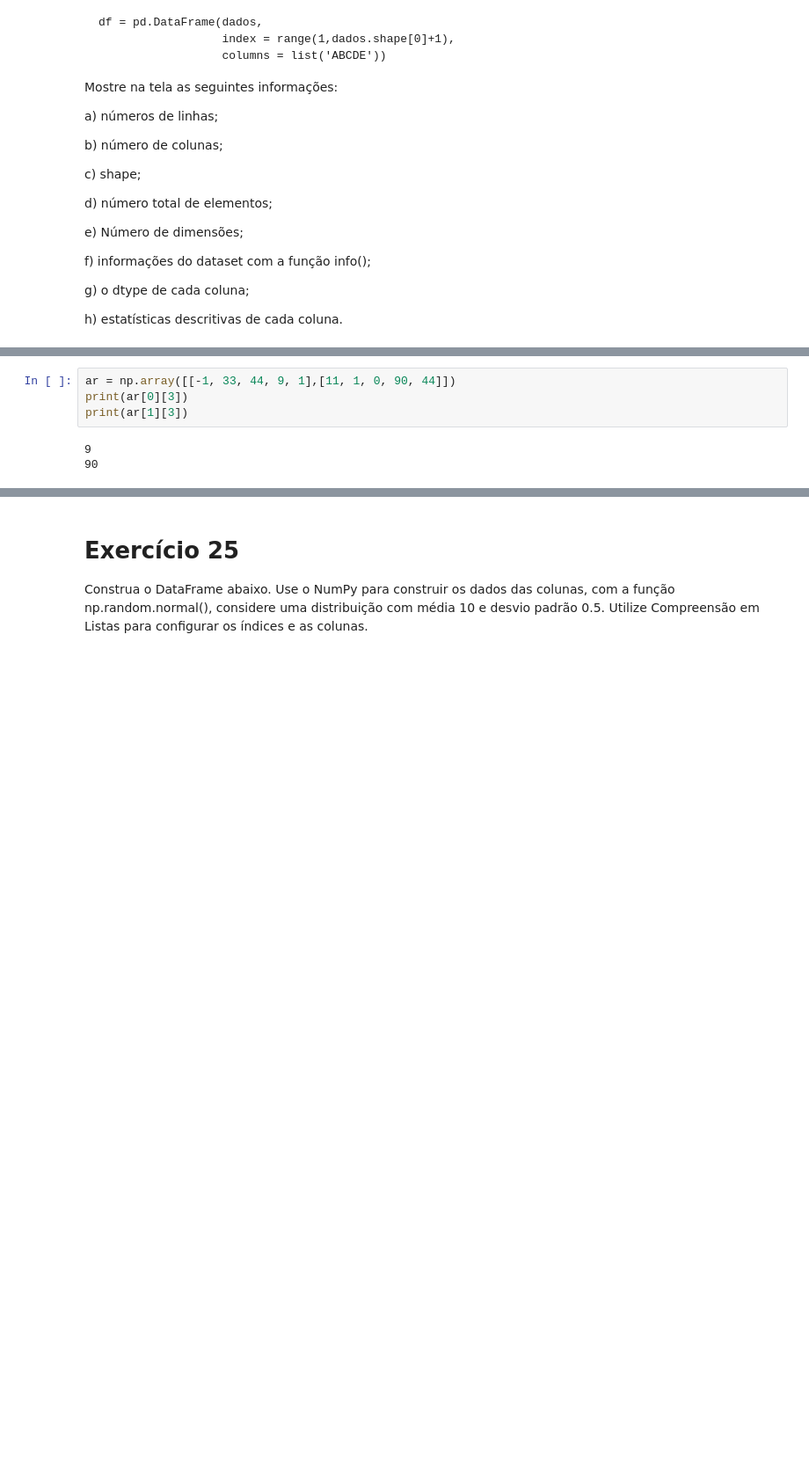
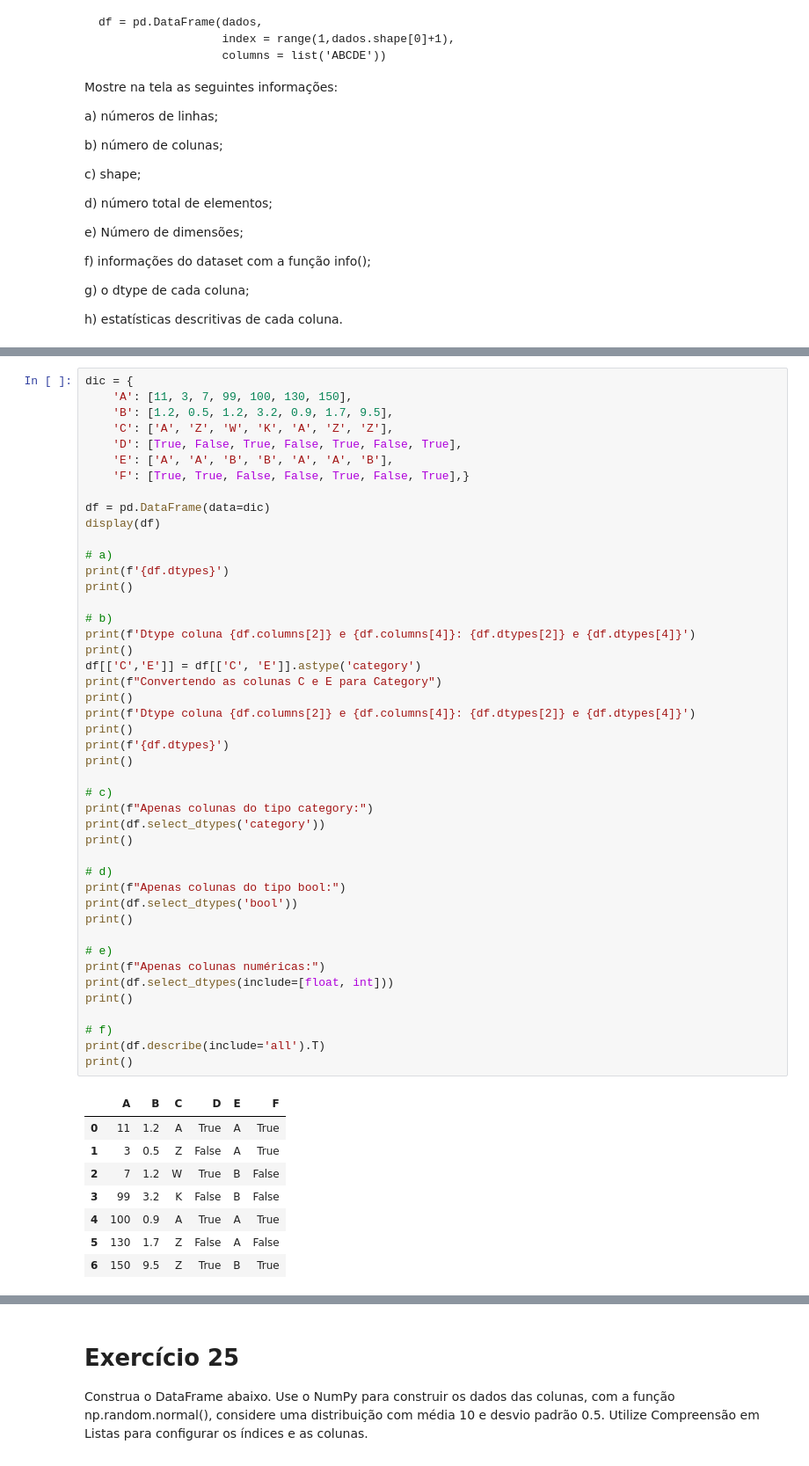
Before and after one commit to carlosedlucas/Curso_Udemy_Data_Science_com_Python, a Jupyter notebook: Pandas/1 - Introducao.ipynb, the cells around one changed output, grey strips where cells are left out. Shown at 88% size. Cells and saved outputs as stored; diff of their text form; blank space fills up the shorter version.

````diff
--- a/Pandas/1 - Introducao.ipynb
+++ b/Pandas/1 - Introducao.ipynb
@@ -1097,10 +1212,57 @@ dic = {
     'E': ['A', 'A', 'B', 'B', 'A', 'A', 'B'],
     'F': [True, True, False, False, True, False, True],}
 ```
-# %%
-ar = np.array([[-1, 33, 44, 9, 1],[11, 1, 0, 90, 44]])
-print(ar[0][3])
-print(ar[1][3])
-# %% [output]
-9
-90
+# %%
+dic = {
+    'A': [11, 3, 7, 99, 100, 130, 150],
+    'B': [1.2, 0.5, 1.2, 3.2, 0.9, 1.7, 9.5],
+    'C': ['A', 'Z', 'W', 'K', 'A', 'Z', 'Z'],
+    'D': [True, False, True, False, True, False, True],
+    'E': ['A', 'A', 'B', 'B', 'A', 'A', 'B'],
+    'F': [True, True, False, False, True, False, True],}
+
+df = pd.DataFrame(data=dic)
+display(df)
+
+# a)
+print(f'{df.dtypes}')
+print()
+
+# b)
+print(f'Dtype coluna {df.columns[2]} e {df.columns[4]}: {df.dtypes[2]} e {df.dtypes[4]}')
+print()
+df[['C','E']] = df[['C', 'E']].astype('category')
+print(f"Convertendo as colunas C e E para Category")
+print()
+print(f'Dtype coluna {df.columns[2]} e {df.columns[4]}: {df.dtypes[2]} e {df.dtypes[4]}')
+print()
+print(f'{df.dtypes}')
+print()
+
+# c)
+print(f"Apenas colunas do tipo category:")
+print(df.select_dtypes('category'))
+print()
+
+# d)
+print(f"Apenas colunas do tipo bool:")
+print(df.select_dtypes('bool'))
+print()
+
+# e)
+print(f"Apenas colunas numéricas:")
+print(df.select_dtypes(include=[float, int]))
+print()
+
+# f)
+print(df.describe(include='all').T)
+print()
+# %% [output]
+|  | A | B | C | D | E | F |
+| 0 | 11 | 1.2 | A | True | A | True |
+| 1 | 3 | 0.5 | Z | False | A | True |
+| 2 | 7 | 1.2 | W | True | B | False |
+| 3 | 99 | 3.2 | K | False | B | False |
+| 4 | 100 | 0.9 | A | True | A | True |
+| 5 | 130 | 1.7 | Z | False | A | False |
+| 6 | 150 | 9.5 | Z | True | B | True |
````
Also changed, not shown: parts of 20 cells of this notebook.
